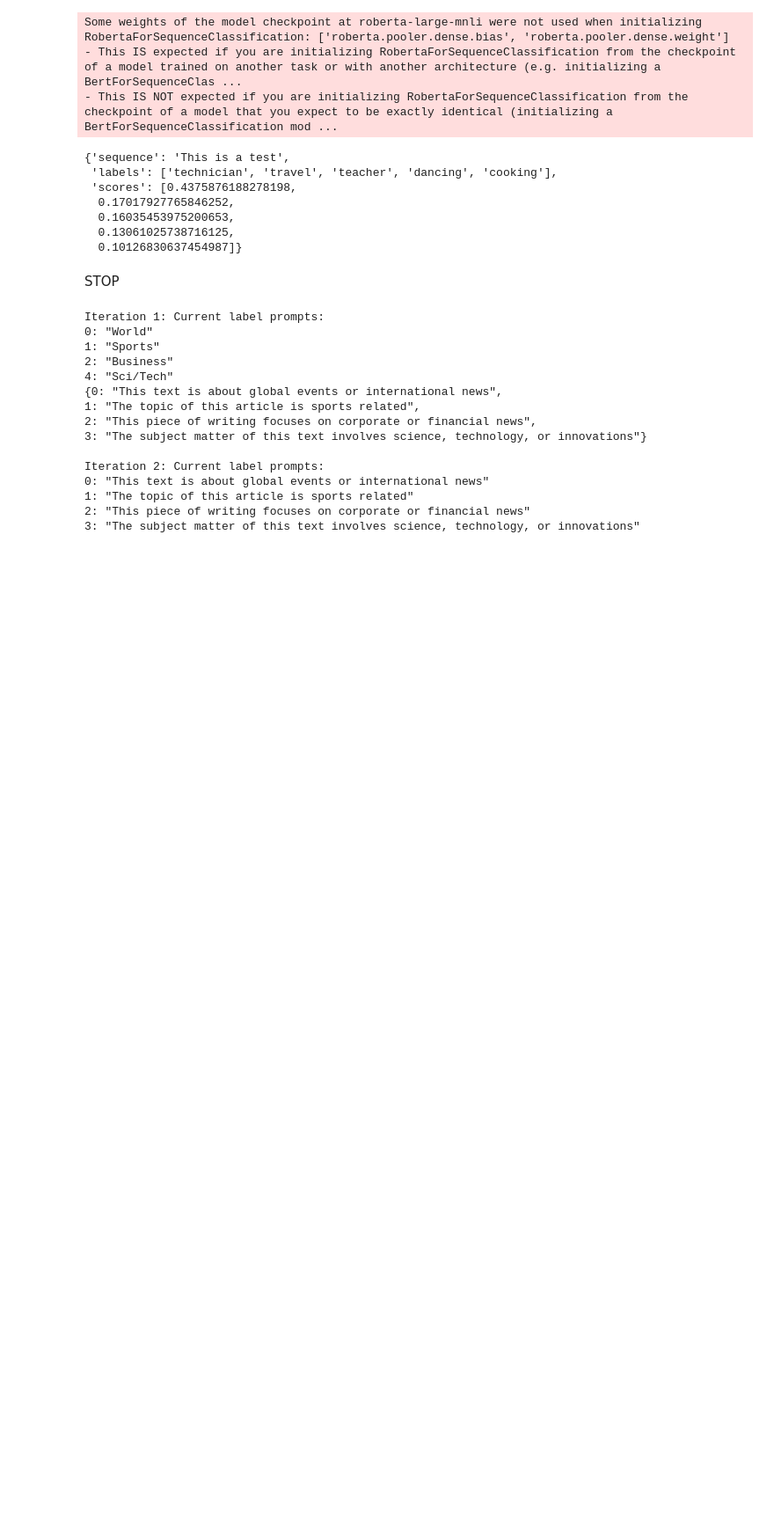
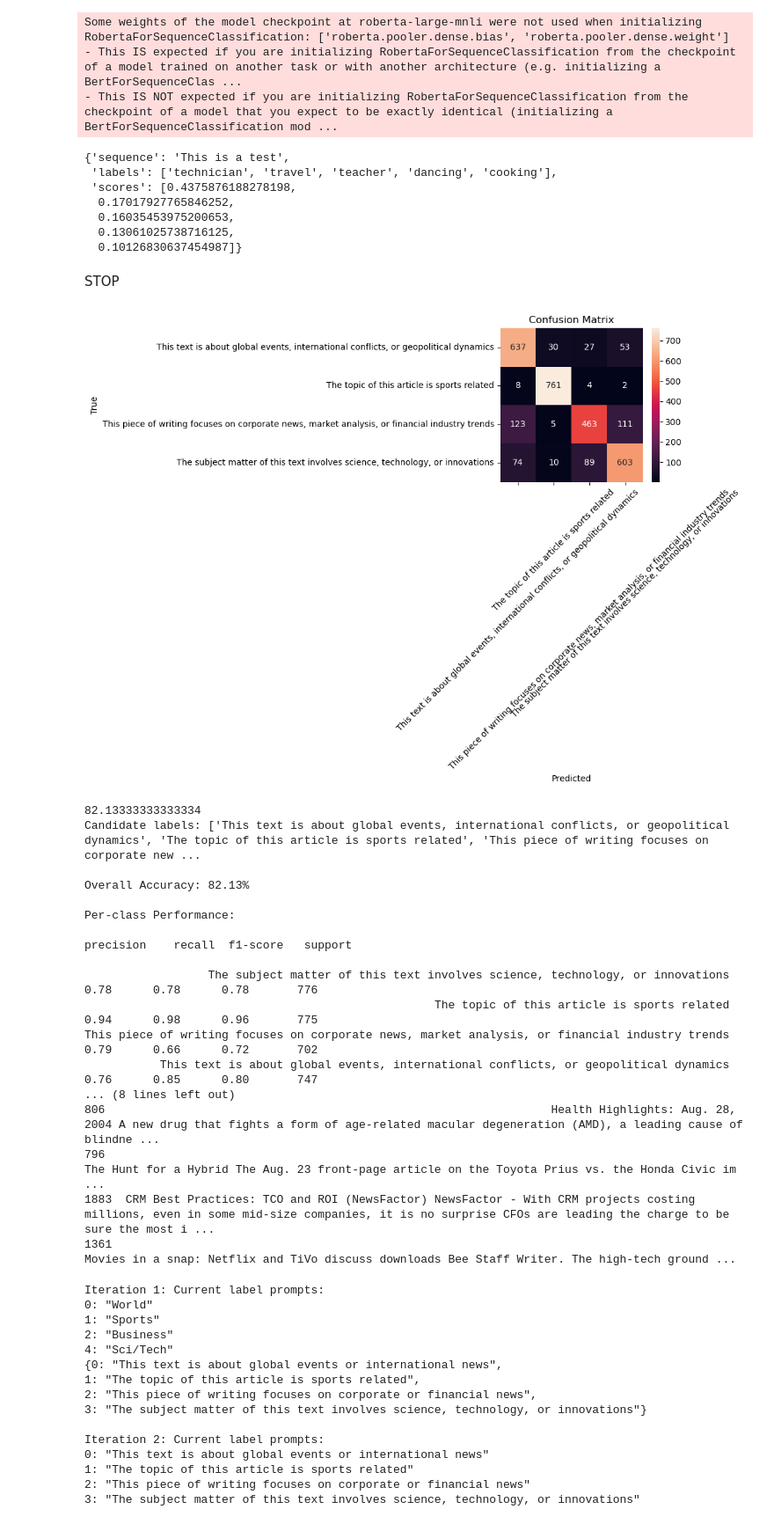
Before and after one commit to Divyanshudiv/Roberta_Zero_Shot, a Jupyter notebook: main copy.ipynb, the cells around one changed output. Shown: that part at 88% size. Drawn from its saved outputs; the diff is of its cells as text; code cells hidden in the pictures; blank space fills up the shorter version.

```diff
--- a/main copy.ipynb
+++ b/main copy.ipynb
@@ -276,3 +272,32 @@ STOP
+# %%
+label_map = {
+    0: 'This text is about global events, international conflicts, or geopolitical dynamics',
+    1: 'The topic of this article is sports related',
+    2: 'This piece of writing focuses on corporate news, market analysis, or financial industry trends',
+    3: 'The subject matter of this text involves science, technology, or innovations'
+    }
+
+results_df, output1, accuracy=perform_error_analysis(ds,classifier, label_map, 3000)
+print(accuracy, output1, sep='\n')
+# %% [output]
+[figure, added]
+82.13333333333334
+Candidate labels: ['This text is about global events, international conflicts, or geopolitical dynamics', 'The topic of this article is sports related', 'This piece of writing focuses on corporate new ...
+
+Overall Accuracy: 82.13%
+
+Per-class Performance:
+                                                                                                precision    recall  f1-score   support
+
+                  The subject matter of this text involves science, technology, or innovations       0.78      0.78      0.78       776
+                                                   The topic of this article is sports related       0.94      0.98      0.96       775
+This piece of writing focuses on corporate news, market analysis, or financial industry trends       0.79      0.66      0.72       702
+           This text is about global events, international conflicts, or geopolitical dynamics       0.76      0.85      0.80       747
+... (8 lines left out)
+806                                                                 Health Highlights: Aug. 28, 2004 A new drug that fights a form of age-related macular degeneration (AMD), a leading cause of blindne ...
+796                                                                                                      The Hunt for a Hybrid The Aug. 23 front-page article on the Toyota Prius vs. the Honda Civic im ...
+1883  CRM Best Practices: TCO and ROI (NewsFactor) NewsFactor - With CRM projects costing millions, even in some mid-size companies, it is no surprise CFOs are leading the charge to be sure the most i ...
+1361                                                                                                         Movies in a snap: Netflix and TiVo discuss downloads Bee Staff Writer. The high-tech ground ...
 # %%
 # from ollama import chat
 
```
Also changed, not shown: parts of 2 cells of this notebook, 2 other files.
